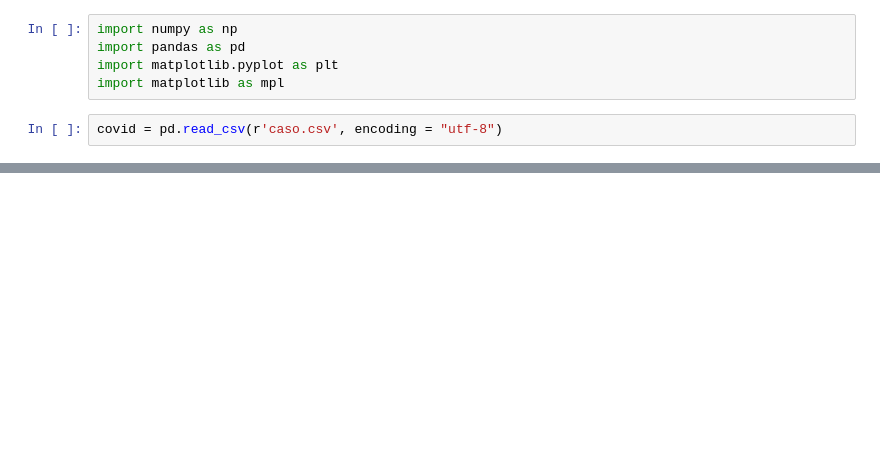
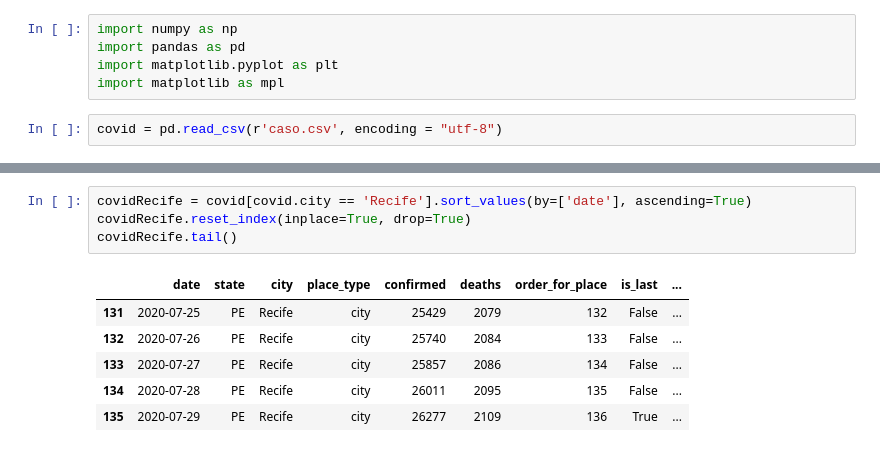
Before and after one commit to mathlimma/data-science-project-1, a Jupyter notebook: covid19.ipynb, the cells around one changed output, grey strips where cells are left out. Saved outputs shown, nothing was run; the diff lists cells and outputs as text; blank space fills up the shorter version.

```diff
--- a/covid19.ipynb
+++ b/covid19.ipynb
@@ -24,0 +8,11 @@ plt.plot(((covid['city'] == 'Recife'))/len(covid['city']))
+# %%
+covidRecife = covid[covid.city == 'Recife'].sort_values(by=['date'], ascending=True)
+covidRecife.reset_index(inplace=True, drop=True)
+covidRecife.tail()
+# %% [output]
+|  | date | state | city | place_type | confirmed | deaths | order_for_place | is_last | ... |
+| 131 | 2020-07-25 | PE | Recife | city | 25429 | 2079 | 132 | False | ... |
+| 132 | 2020-07-26 | PE | Recife | city | 25740 | 2084 | 133 | False | ... |
+| 133 | 2020-07-27 | PE | Recife | city | 25857 | 2086 | 134 | False | ... |
+| 134 | 2020-07-28 | PE | Recife | city | 26011 | 2095 | 135 | False | ... |
+| 135 | 2020-07-29 | PE | Recife | city | 26277 | 2109 | 136 | True | ... |
```
Also changed, not shown: parts of 6 cells of this notebook, 1 other file.
